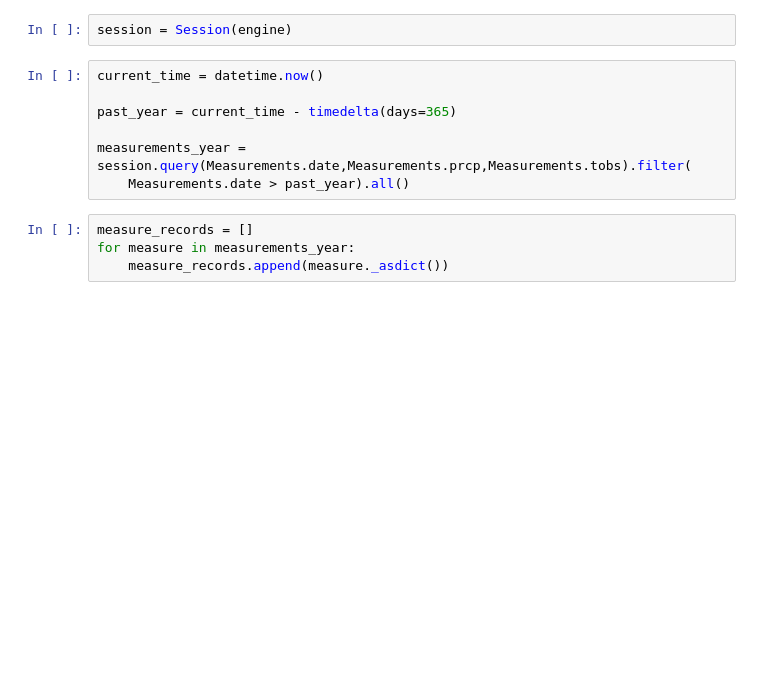
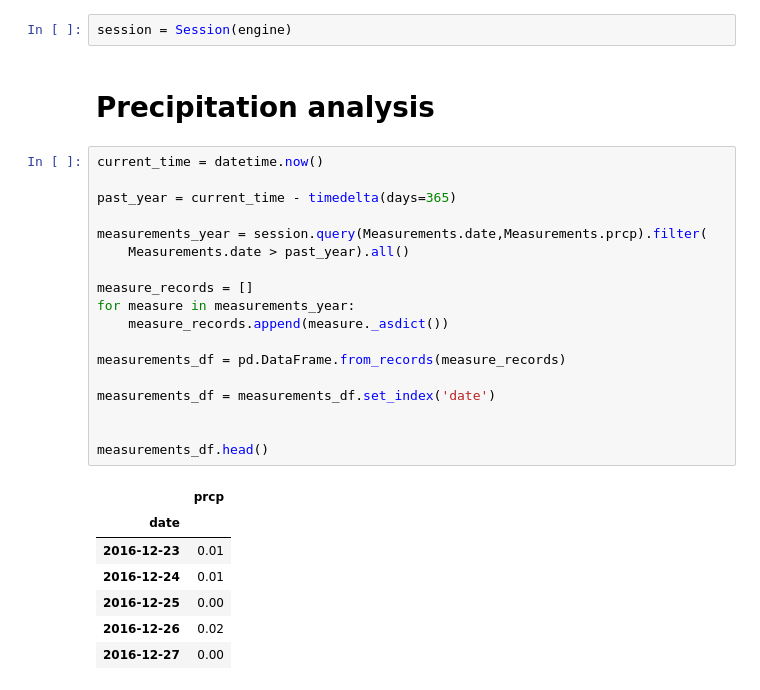
Before and after one commit to sadhana1002/ClimaticAnalysis, a Jupyter notebook: climatic_analysis.ipynb, the cells around one changed output. Saved outputs shown, nothing was run; the diff lists cells and outputs as text; blank space fills up the shorter version.

```diff
--- a/climatic_analysis.ipynb
+++ b/climatic_analysis.ipynb
@@ -22,14 +30,31 @@ Measurements = Base.classes.measurements
 Stations = Base.classes.stations
 # %%
 session = Session(engine)
+# %% [markdown]
+# Precipitation analysis
 # %%
 current_time = datetime.now()
 
 past_year = current_time - timedelta(days=365)
 
-measurements_year = session.query(Measurements.date,Measurements.prcp,Measurements.tobs).filter(
+measurements_year = session.query(Measurements.date,Measurements.prcp).filter(
     Measurements.date > past_year).all()
+
+measure_records = []
+for measure in measurements_year:
+    measure_records.append(measure._asdict())
+
+measurements_df = pd.DataFrame.from_records(measure_records)
+
+measurements_df = measurements_df.set_index('date')
+
+
+measurements_df.head()
+# %% [output]
+|  | prcp |
+| date |  |
+| 2016-12-23 | 0.01 |
+| 2016-12-24 | 0.01 |
+| 2016-12-25 | 0.00 |
+| 2016-12-26 | 0.02 |
+| 2016-12-27 | 0.00 |
-# %%
-measure_records = []
-for measure in measurements_year:
-    measure_records.append(measure._asdict())
```
Also changed, not shown: parts of 16 cells of this notebook, 2 other files.
